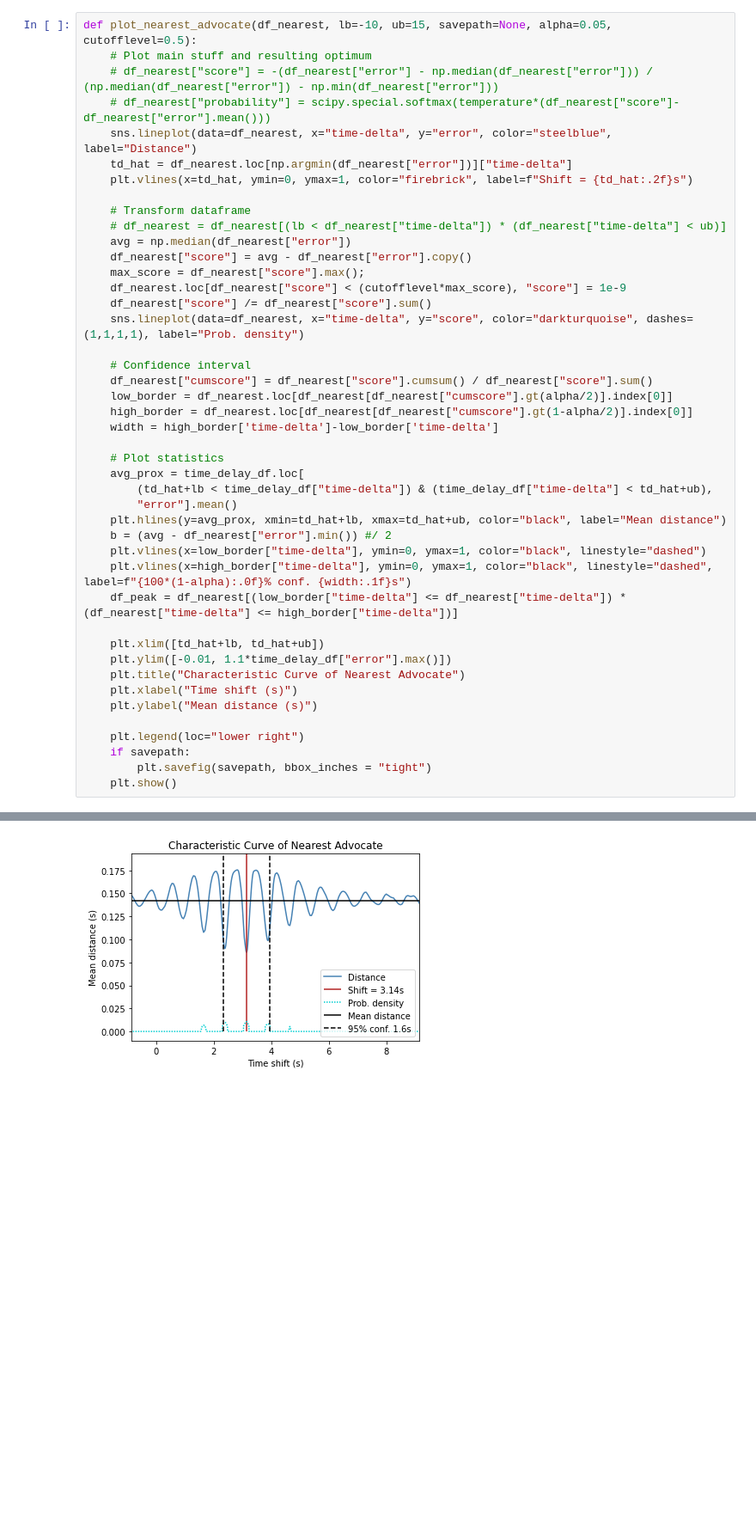
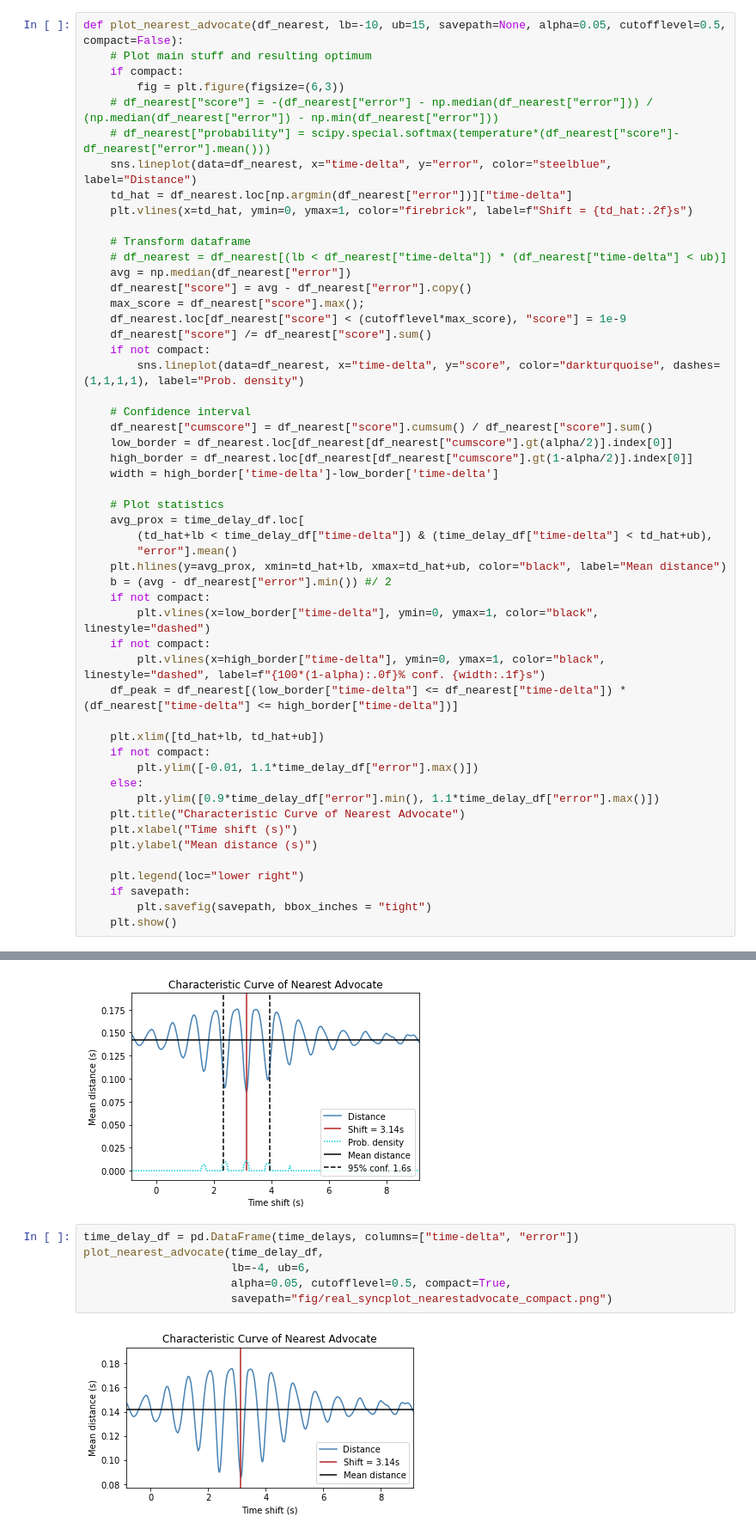
Before and after one commit to iot-salzburg/nearest-advocate, a Jupyter notebook: experiments/NAd_plot_characteristic.ipynb, the cells around one changed output, grey strips where cells are left out. Shown at 86% size. Saved outputs shown, nothing was run; the diff lists cells and outputs as text; blank space fills up the shorter version.

Commit message:
add compact mode for plots

```diff
--- a/experiments/NAd_plot_characteristic.ipynb
+++ b/experiments/NAd_plot_characteristic.ipynb
@@ -135,8 +135,10 @@ Found optimum for a time shift of 3.140s in 1.956s
 # %% [markdown]
 ## Plot the characteristical line of one sample
 # %%
-def plot_nearest_advocate(df_nearest, lb=-10, ub=15, savepath=None, alpha=0.05, cutofflevel=0.5):
+def plot_nearest_advocate(df_nearest, lb=-10, ub=15, savepath=None, alpha=0.05, cutofflevel=0.5, compact=False):
     # Plot main stuff and resulting optimum
+    if compact:
+        fig = plt.figure(figsize=(6,3))
     # df_nearest["score"] = -(df_nearest["error"] - np.median(df_nearest["error"])) / (np.median(df_nearest["error"]) - np.min(df_nearest["error"]))
     # df_nearest["probability"] = scipy.special.softmax(temperature*(df_nearest["score"]-df_nearest["error"].mean()))
     sns.lineplot(data=df_nearest, x="time-delta", y="error", color="steelblue", label="Distance")
@@ -150,7 +152,8 @@ def plot_nearest_advocate(df_nearest, lb=-10, ub=15, savepath=None, alpha=0.05,
     max_score = df_nearest["score"].max();
     df_nearest.loc[df_nearest["score"] < (cutofflevel*max_score), "score"] = 1e-9
     df_nearest["score"] /= df_nearest["score"].sum()
-    sns.lineplot(data=df_nearest, x="time-delta", y="score", color="darkturquoise", dashes=(1,1,1,1), label="Prob. density")
+    if not compact:
+        sns.lineplot(data=df_nearest, x="time-delta", y="score", color="darkturquoise", dashes=(1,1,1,1), label="Prob. density")
 
     # Confidence interval
     df_nearest["cumscore"] = df_nearest["score"].cumsum() / df_nearest["score"].sum()
@@ -164,12 +167,17 @@ def plot_nearest_advocate(df_nearest, lb=-10, ub=15, savepath=None, alpha=0.05,
         "error"].mean()
     plt.hlines(y=avg_prox, xmin=td_hat+lb, xmax=td_hat+ub, color="black", label="Mean distance")
     b = (avg - df_nearest["error"].min()) #/ 2
-    plt.vlines(x=low_border["time-delta"], ymin=0, ymax=1, color="black", linestyle="dashed")
-    plt.vlines(x=high_border["time-delta"], ymin=0, ymax=1, color="black", linestyle="dashed", label=f"{100*(1-alpha):.0f}% conf. {width:.1f}s")
+    if not compact:
+        plt.vlines(x=low_border["time-delta"], ymin=0, ymax=1, color="black", linestyle="dashed")
+    if not compact:
+        plt.vlines(x=high_border["time-delta"], ymin=0, ymax=1, color="black", linestyle="dashed", label=f"{100*(1-alpha):.0f}% conf. {width:.1f}s")
     df_peak = df_nearest[(low_border["time-delta"] <= df_nearest["time-delta"]) * (df_nearest["time-delta"] <= high_border["time-delta"])]
 
     plt.xlim([td_hat+lb, td_hat+ub])
-    plt.ylim([-0.01, 1.1*time_delay_df["error"].max()])
+    if not compact:
+        plt.ylim([-0.01, 1.1*time_delay_df["error"].max()])
+    else:
+        plt.ylim([0.9*time_delay_df["error"].min(), 1.1*time_delay_df["error"].max()])
     plt.title("Characteristic Curve of Nearest Advocate")
     plt.xlabel("Time shift (s)")
     plt.ylabel("Mean distance (s)")
@@ -215,3 +223,11 @@ plot_nearest_advocate(time_delay_df,
                       savepath="fig/real_syncplot_nearestadvocate.png")
 # %% [output]
 [figure]
+# %%
+time_delay_df = pd.DataFrame(time_delays, columns=["time-delta", "error"])
+plot_nearest_advocate(time_delay_df,
+                      lb=-4, ub=6,
+                      alpha=0.05, cutofflevel=0.5, compact=True,
+                      savepath="fig/real_syncplot_nearestadvocate_compact.png")
+# %% [output]
+[figure, added]
```
Also changed, not shown: parts of 3 cells of this notebook, 1 other file.
